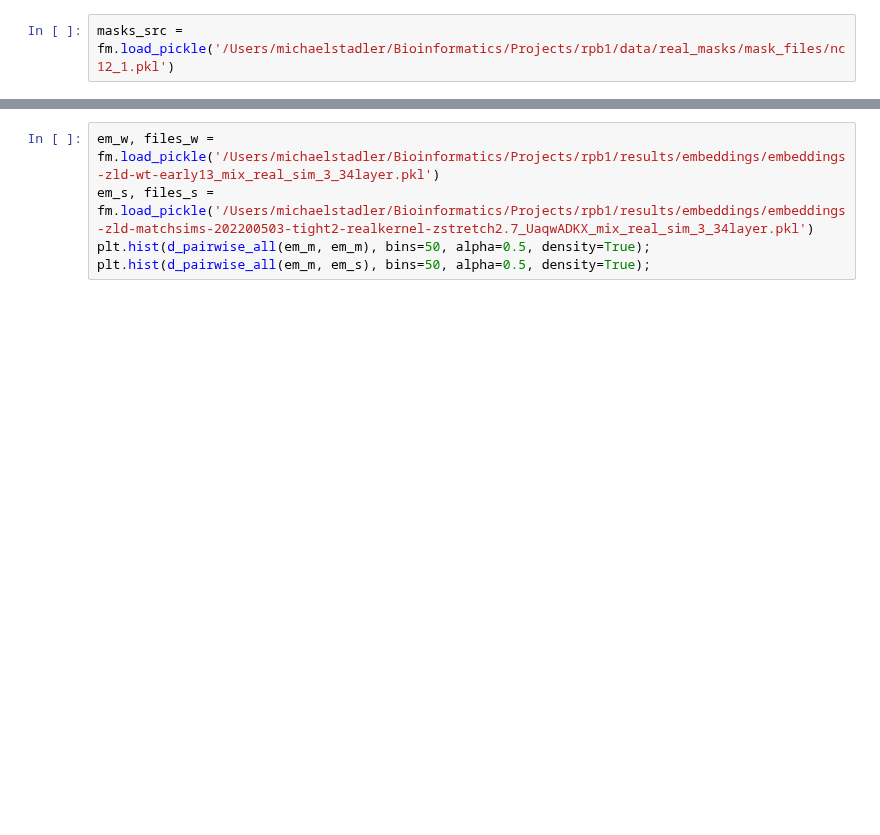
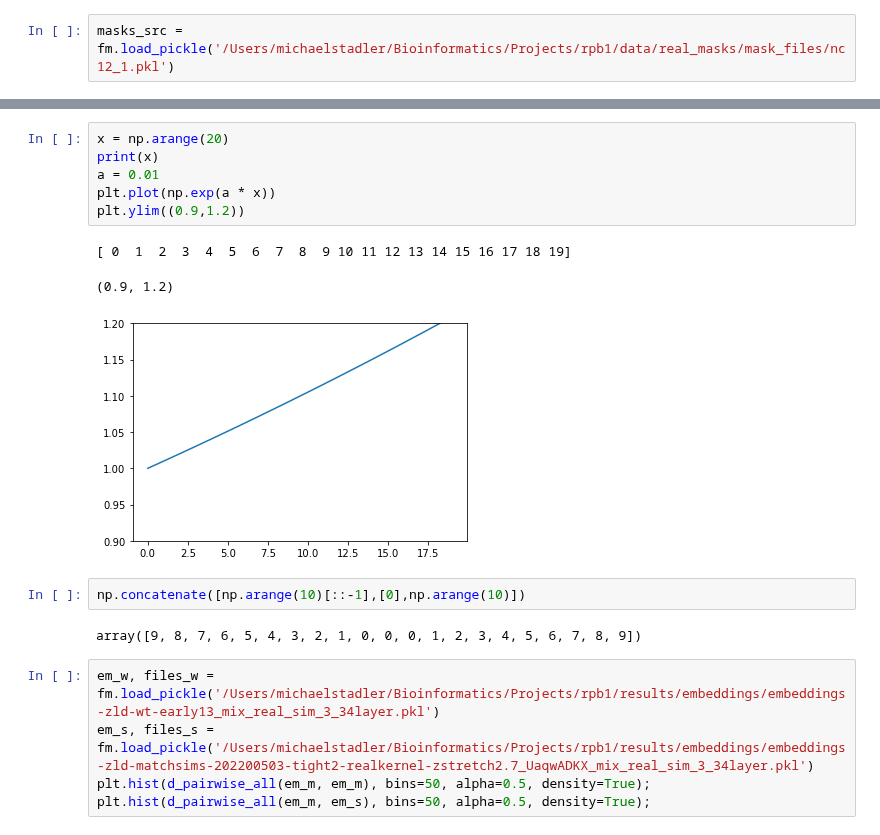
Before and after one commit to michaelrstadler/rpb1, a Jupyter notebook: bin/notebooks/20220429-real-data-siamese-3.ipynb, the cells around one changed output, grey strips where cells are left out. Saved outputs shown, nothing was run; the diff lists cells and outputs as text; blank space fills up the shorter version.

```diff
--- a/bin/notebooks/20220429-real-data-siamese-3.ipynb
+++ b/bin/notebooks/20220429-real-data-siamese-3.ipynb
@@ -498,3 +537,17 @@ interactive(children=(Dropdown(description='Color', index=9, options=('gray_r',
+# %%
+x = np.arange(20)
+print(x)
+a = 0.01
+plt.plot(np.exp(a * x))
+plt.ylim((0.9,1.2))
+# %% [output]
+[ 0  1  2  3  4  5  6  7  8  9 10 11 12 13 14 15 16 17 18 19]
+(0.9, 1.2)
+[figure, added]
+# %%
+np.concatenate([np.arange(10)[::-1],[0],np.arange(10)])
+# %% [output]
+array([9, 8, 7, 6, 5, 4, 3, 2, 1, 0, 0, 0, 1, 2, 3, 4, 5, 6, 7, 8, 9])
 # %%
 em_w, files_w = fm.load_pickle('/Users/michaelstadler/Bioinformatics/Projects/rpb1/results/embeddings/embeddings-zld-wt-early13_mix_real_sim_3_34layer.pkl')
 em_s, files_s = fm.load_pickle('/Users/michaelstadler/Bioinformatics/Projects/rpb1/results/embeddings/embeddings-zld-matchsims-202200503-tight2-realkernel-zstretch2.7_UaqwADKX_mix_real_sim_3_34layer.pkl')
```
Also changed, not shown: parts of 4 cells of this notebook, 1 other file.
